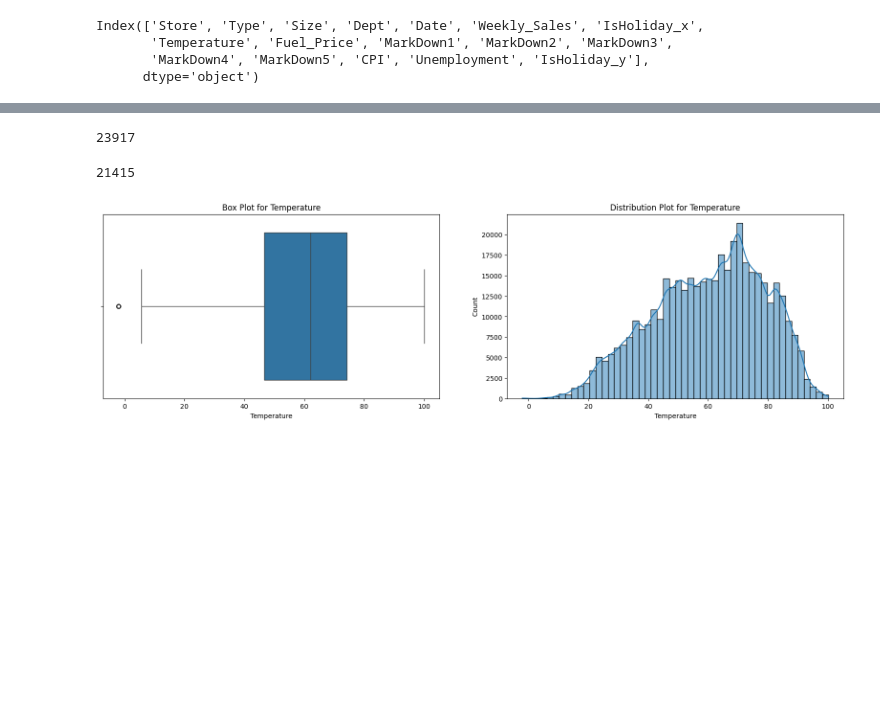
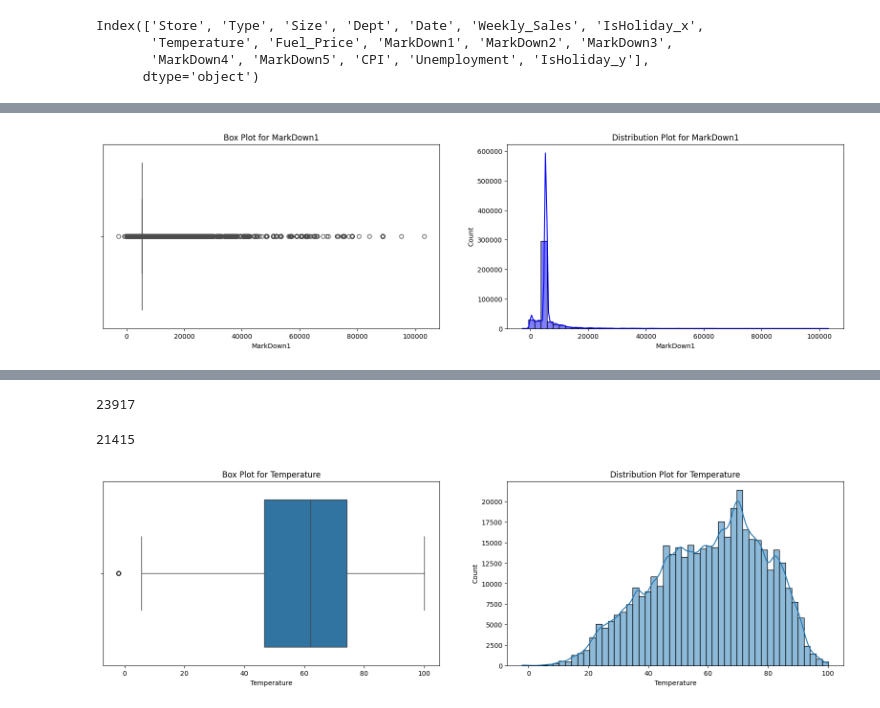
Before and after one commit to SriRamK345/Retail_Sales_Forecast, a Jupyter notebook: Final_Pro.ipynb, the cells around one changed output, grey strips where cells are left out. Saved outputs shown, nothing was run; the diff lists cells and outputs as text; code cells hidden in the pictures; blank space fills up the shorter version.

```diff
--- a/Final_Pro.ipynb
+++ b/Final_Pro.ipynb
@@ -538,0 +640,8 @@ df.rename(columns={'IsHoliday_y': 'IsHoliday'}, inplace=True)
+# %%
+df2=df.copy()
+# %%
+df2.MarkDown1.fillna(df2.MarkDown1.median(), inplace=True)
+# %%
+plot(df2, 'MarkDown1')
+# %% [output]
+[figure, added]
```
Also changed, not shown: parts of 83 cells of this notebook.
